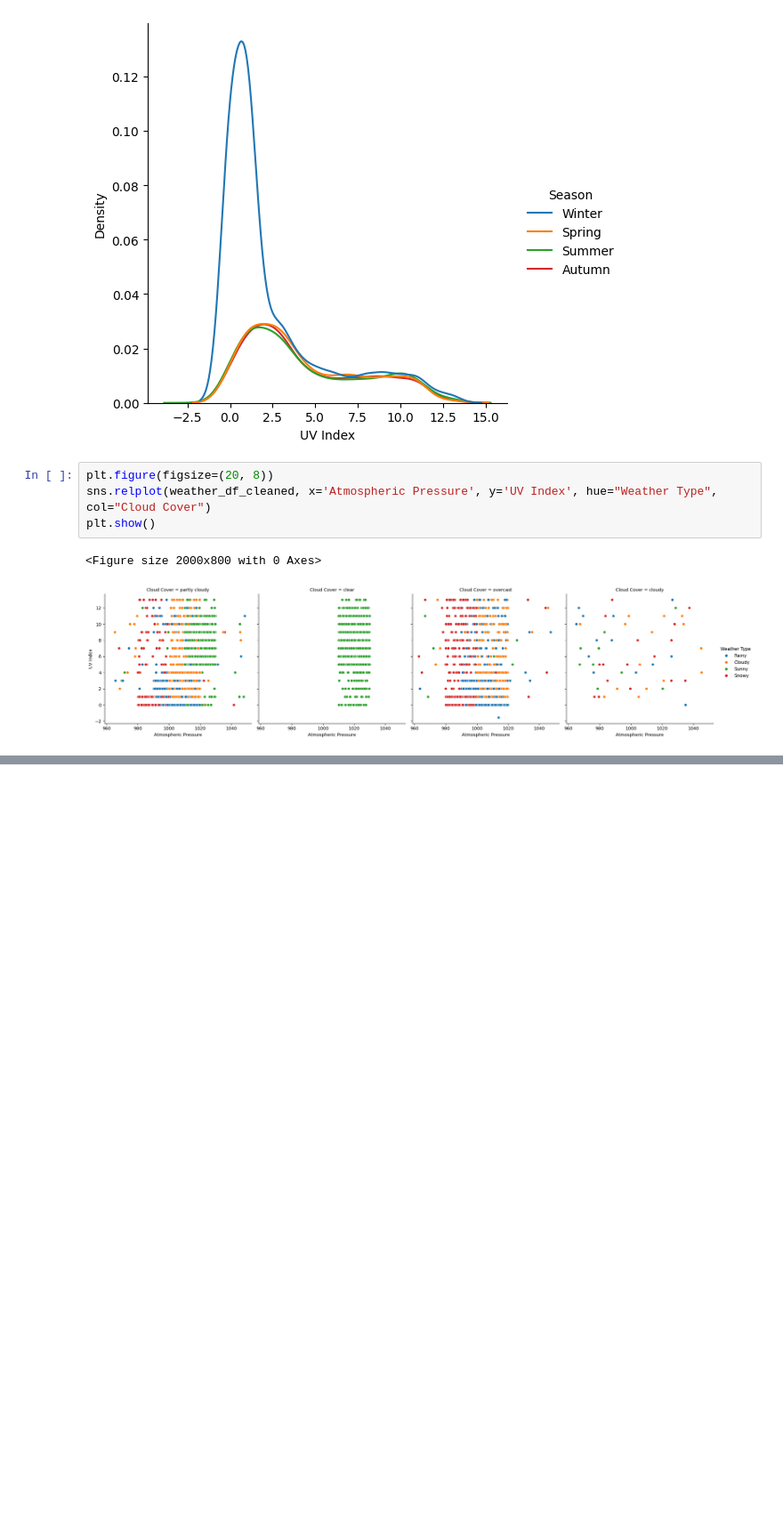
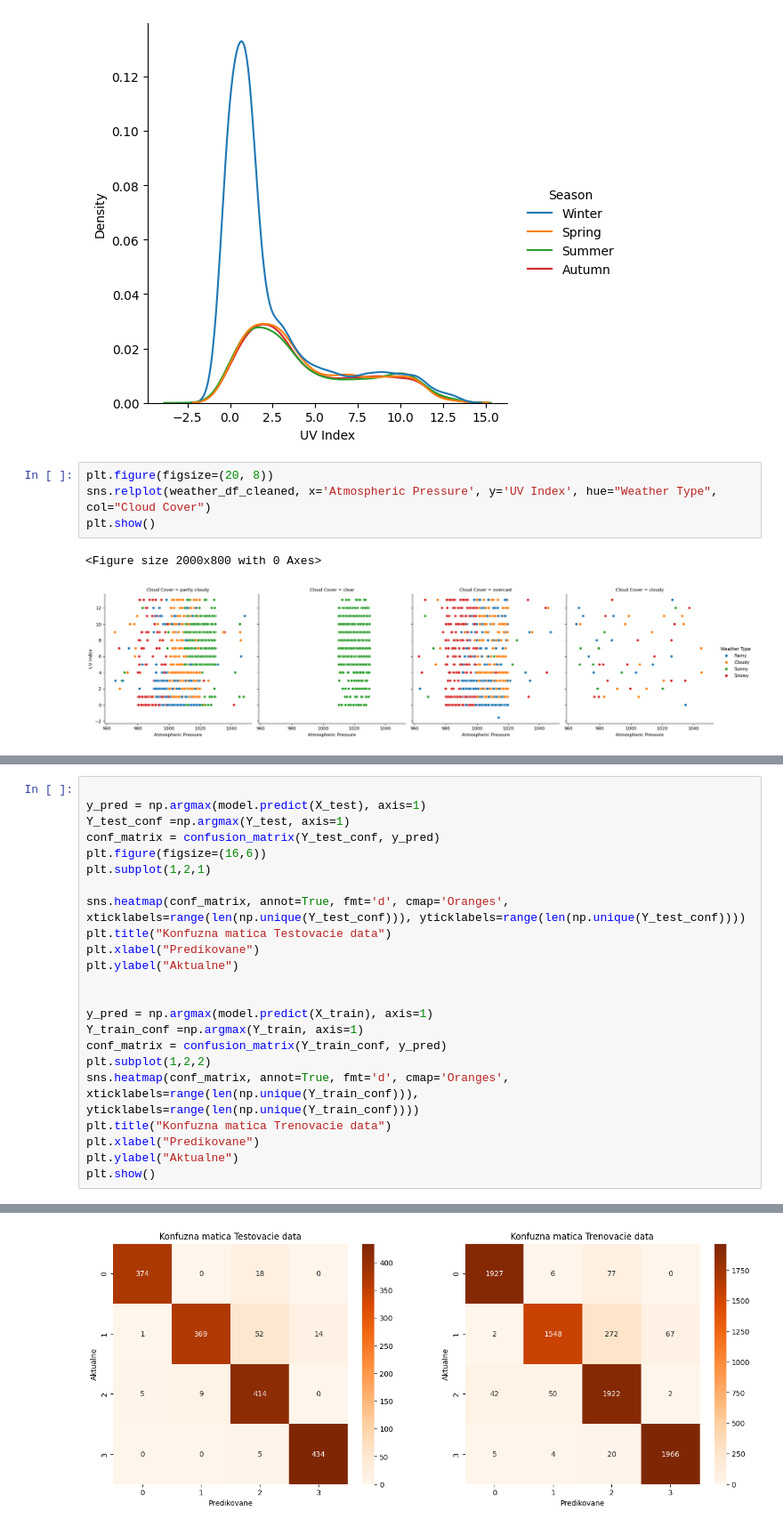
Before and after one commit to OndrejKocak/suns, a Jupyter notebook: zadanie1/zadanie.ipynb, the cells around one changed output, grey strips where cells are left out. Shown at 89% size. Drawn from its saved outputs; the diff is of its cells as text; blank space fills up the shorter version.

```diff
--- a/zadanie1/zadanie.ipynb
+++ b/zadanie1/zadanie.ipynb
@@ -311,0 +329,24 @@ plt.show()
+# %%
+
+y_pred = np.argmax(model.predict(X_test), axis=1)
+Y_test_conf =np.argmax(Y_test, axis=1)
+conf_matrix = confusion_matrix(Y_test_conf, y_pred)
+plt.figure(figsize=(16,6))
+plt.subplot(1,2,1)
+
+sns.heatmap(conf_matrix, annot=True, fmt='d', cmap='Oranges', xticklabels=range(len(np.unique(Y_test_conf))), yticklabels=range(len(np.unique(Y_test_conf))))
+plt.title("Konfuzna matica Testovacie data")
+plt.xlabel("Predikovane")
+plt.ylabel("Aktualne")
+
+
+y_pred = np.argmax(model.predict(X_train), axis=1)
+Y_train_conf =np.argmax(Y_train, axis=1)
+conf_matrix = confusion_matrix(Y_train_conf, y_pred)
+plt.subplot(1,2,2)
+sns.heatmap(conf_matrix, annot=True, fmt='d', cmap='Oranges', xticklabels=range(len(np.unique(Y_train_conf))), yticklabels=range(len(np.unique(Y_train_conf))))
+plt.title("Konfuzna matica Trenovacie data")
+plt.xlabel("Predikovane")
+plt.ylabel("Aktualne")
+plt.show()
+# %% [output]
@@ -311,0 +355 @@ plt.show()
+[figure, added]
```
Also changed, not shown: parts of 6 cells of this notebook.
